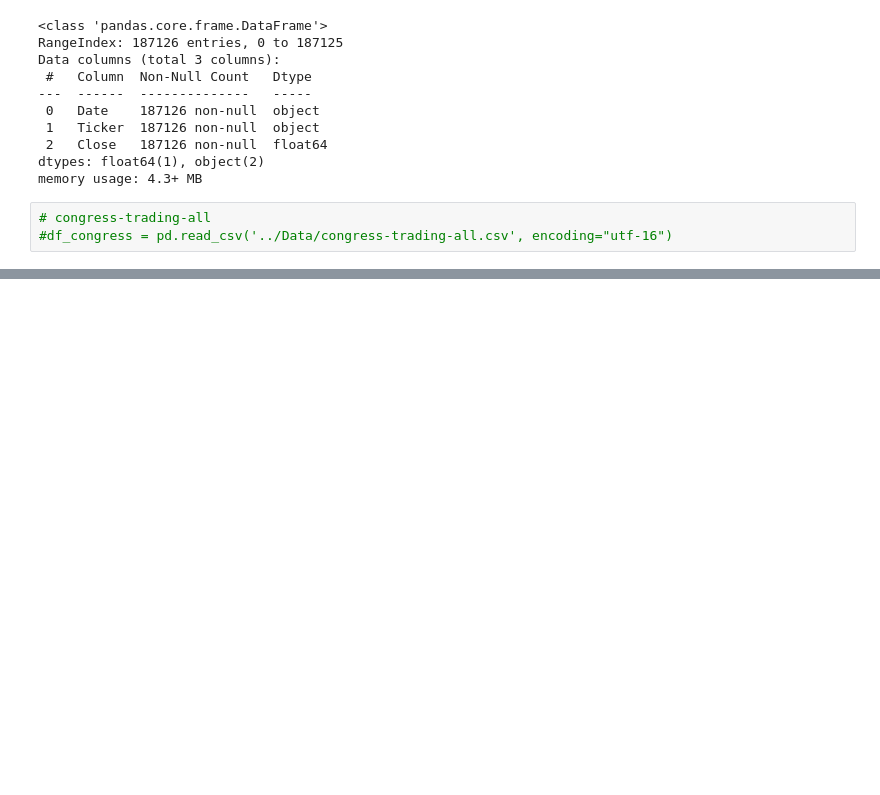
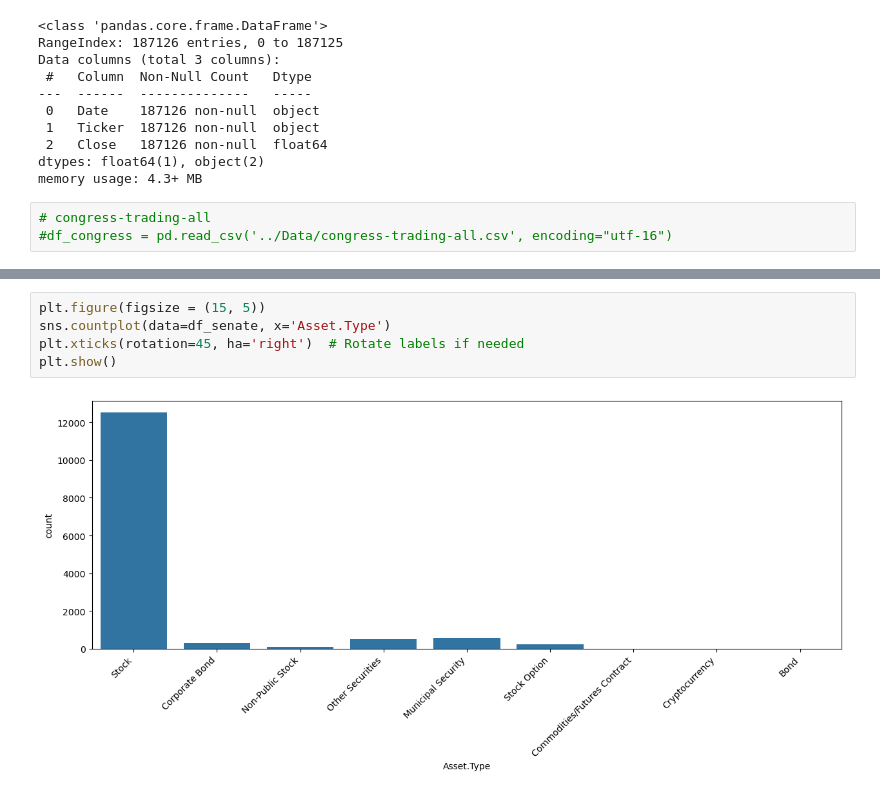
Before and after one commit to Arnabds/equity-vs-commodity, a Jupyter notebook: Kate_notebook/congress_data.ipynb, the cells around one changed output, grey strips where cells are left out. Drawn from its saved outputs; the diff is of its cells as text; blank space fills up the shorter version.

Commit message:
Update Indicator notebook. EDA for congressional data.

```diff
--- a/Kate_notebook/congress_data.ipynb
+++ b/Kate_notebook/congress_data.ipynb
@@ -80,0 +126,7 @@ memory usage: 4.3+ MB
+# %%
+plt.figure(figsize = (15, 5))
+sns.countplot(data=df_senate, x='Asset.Type')
+plt.xticks(rotation=45, ha='right')  # Rotate labels if needed
+plt.show()
+# %% [output]
+[figure, added]
```
Also changed, not shown: parts of 10 cells of this notebook, 1 other file.
